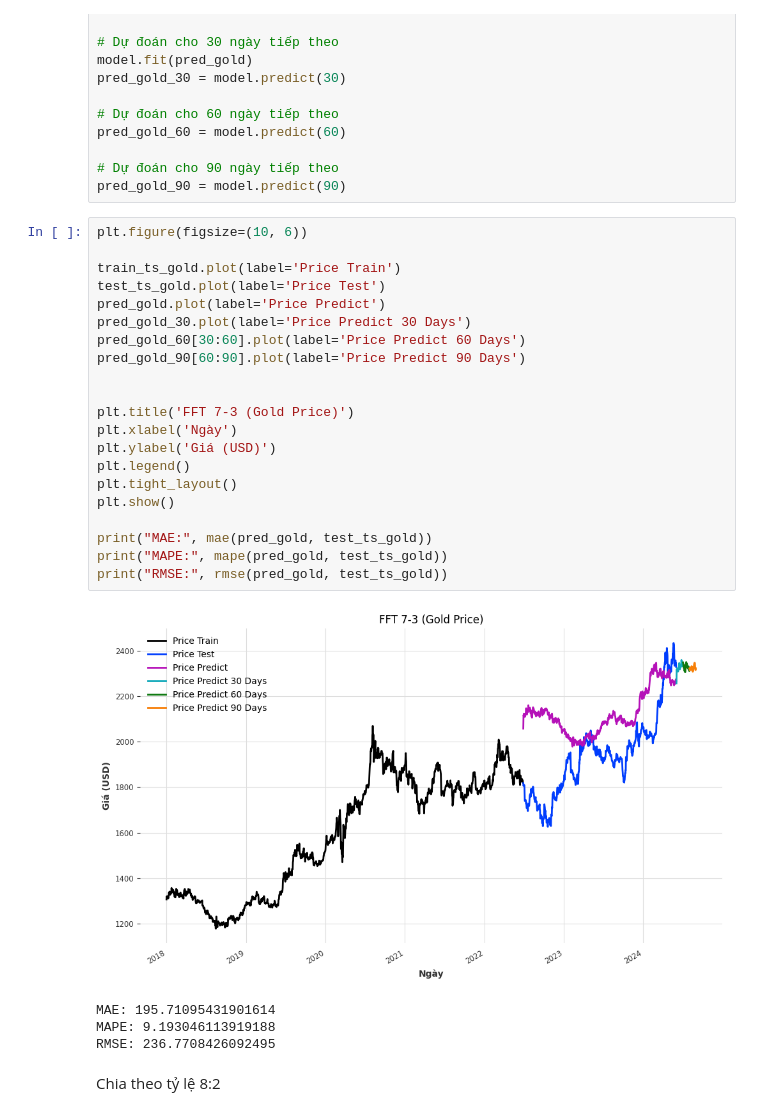
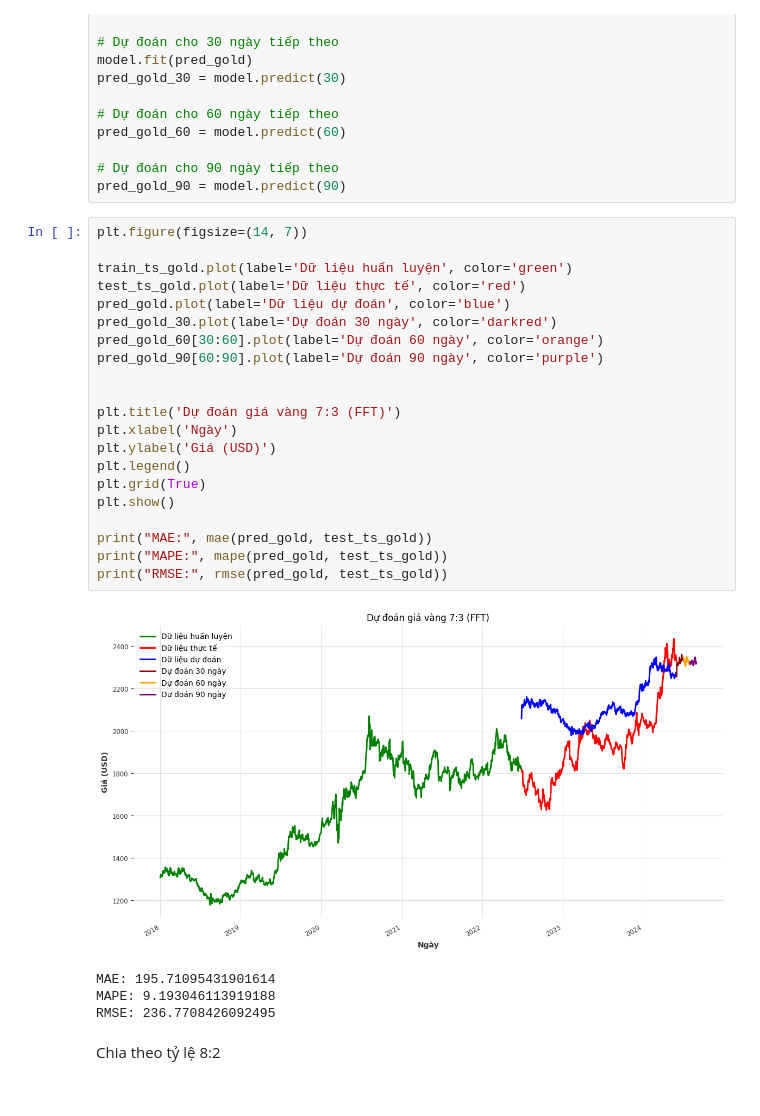
Before and after one commit to Kt7mmm/IS403_O21_06, a Jupyter notebook: Model/Team06_FFT.ipynb, the cells around one changed output. Cells and saved outputs as stored; diff of their text form.

```diff
--- a/Model/Team06_FFT.ipynb
+++ b/Model/Team06_FFT.ipynb
@@ -83,28 +83,28 @@ pred_gold_60 = model.predict(60)
 # Dự đoán cho 90 ngày tiếp theo
 pred_gold_90 = model.predict(90)
 # %%
-plt.figure(figsize=(10, 6))
+plt.figure(figsize=(14, 7))
 
-train_ts_gold.plot(label='Price Train')
-test_ts_gold.plot(label='Price Test')
-pred_gold.plot(label='Price Predict')
-pred_gold_30.plot(label='Price Predict 30 Days')
-pred_gold_60[30:60].plot(label='Price Predict 60 Days')
-pred_gold_90[60:90].plot(label='Price Predict 90 Days')
+train_ts_gold.plot(label='Dữ liệu huấn luyện', color='green')
+test_ts_gold.plot(label='Dữ liệu thực tế', color='red')
+pred_gold.plot(label='Dữ liệu dự đoán', color='blue')
+pred_gold_30.plot(label='Dự đoán 30 ngày', color='darkred')
+pred_gold_60[30:60].plot(label='Dự đoán 60 ngày', color='orange')
+pred_gold_90[60:90].plot(label='Dự đoán 90 ngày', color='purple')
 
 
-plt.title('FFT 7-3 (Gold Price)')
+plt.title('Dự đoán giá vàng 7:3 (FFT)')
 plt.xlabel('Ngày')
 plt.ylabel('Giá (USD)')
 plt.legend()
-plt.tight_layout()
+plt.grid(True)
 plt.show()
 
 print("MAE:", mae(pred_gold, test_ts_gold))
 print("MAPE:", mape(pred_gold, test_ts_gold))
 print("RMSE:", rmse(pred_gold, test_ts_gold))
 # %% [output]
-[figure, old version]
+[figure, new version]
 MAE: 195.71095431901614
 MAPE: 9.193046113919188
 RMSE: 236.7708426092495
```
Also changed, not shown: parts of 9 cells of this notebook, 2 other files.
